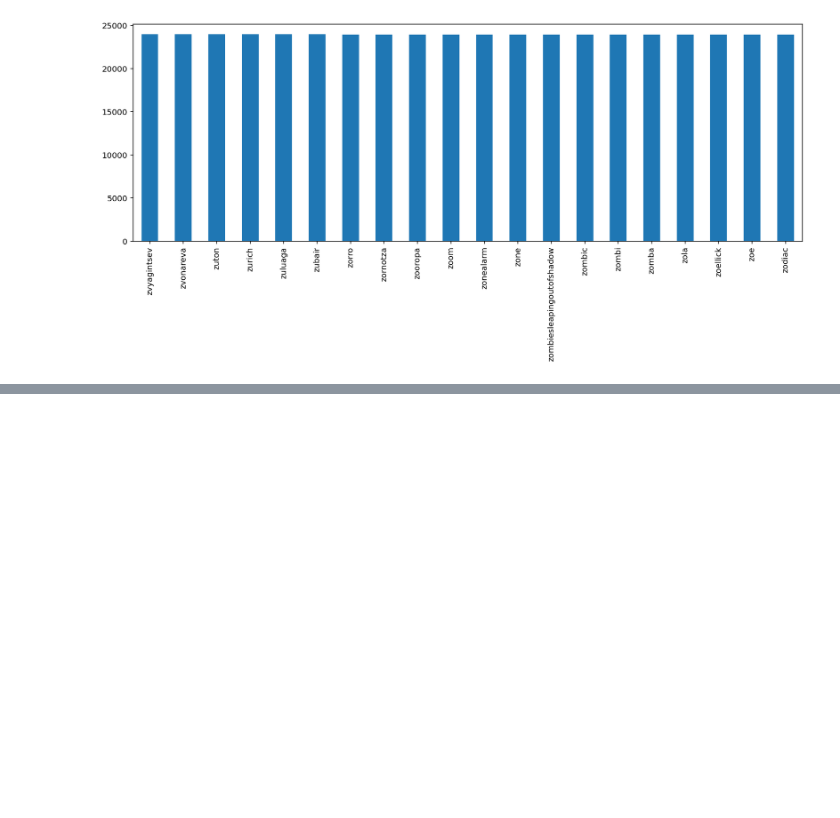
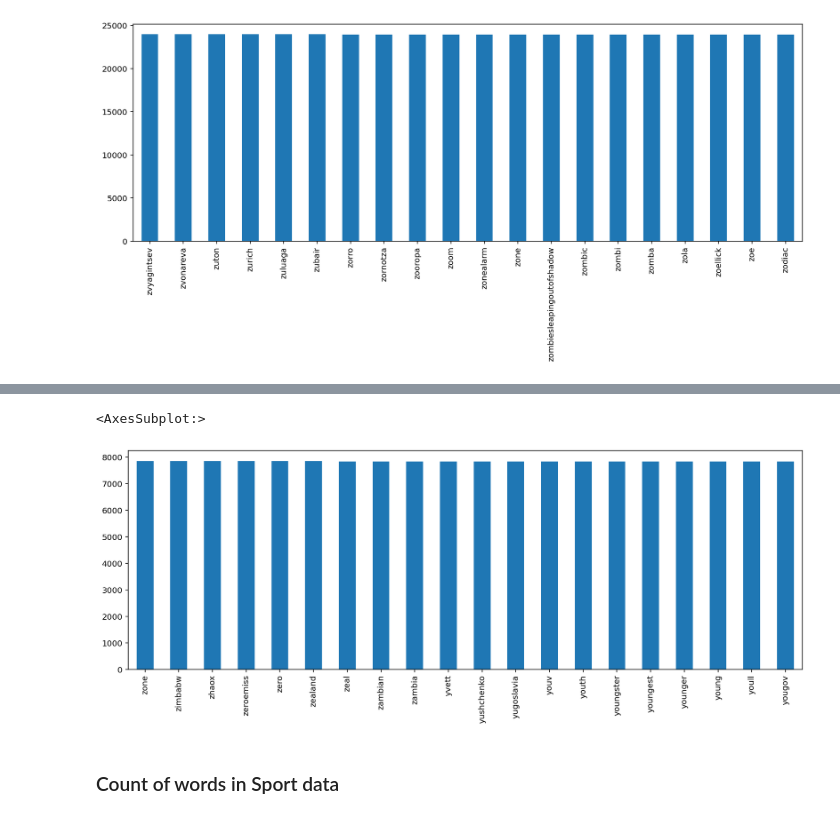
Before and after one commit to BalajiJadhav015/Topic-Modeling-On-News-Article, a Jupyter notebook: News Topic Modeling.ipynb, the cells around one changed output, grey strips where cells are left out. Cells and saved outputs as stored; diff of their text form; code cells hidden in the pictures; blank space fills up the shorter version.

```diff
--- a/News Topic Modeling.ipynb
+++ b/News Topic Modeling.ipynb
@@ -232,0 +334,29 @@ top_vacab.plot(kind = 'bar', figsize=(15,5))
+# %%
+# create the object of tfid vectorizer
+tfid_vectorizer = TfidfVectorizer(stop_words = 'english')
+
+# fit the vectorizer using the text data
+tfid_vectorizer.fit(Politics_data['news'])
+
+# collect the vocabulary items used in the vectorizer
+dictionary = tfid_vectorizer.vocabulary_.items()
+# %%
+# lists to store the vocab and counts
+vocab = []
+count = []
+# iterate through each vocab and count append the value to designated lists
+for key, value in dictionary:
+    vocab.append(key)
+    count.append(value)
+# store the count in panadas dataframe with vocab as index
+vocab_after_stem = pd.Series(count, index=vocab)
+# sort the dataframe
+vocab_after_stem = vocab_after_stem.sort_values(ascending=False)
+# plot of the top vocab
+top_vacab = vocab_after_stem.head(20)
+top_vacab.plot(kind = 'bar', figsize=(15,5))
+# %% [output]
+<AxesSubplot:>
+[figure, added]
+# %% [markdown]
+### Count of words in Sport data
```
Also changed, not shown: parts of 16 cells of this notebook.
